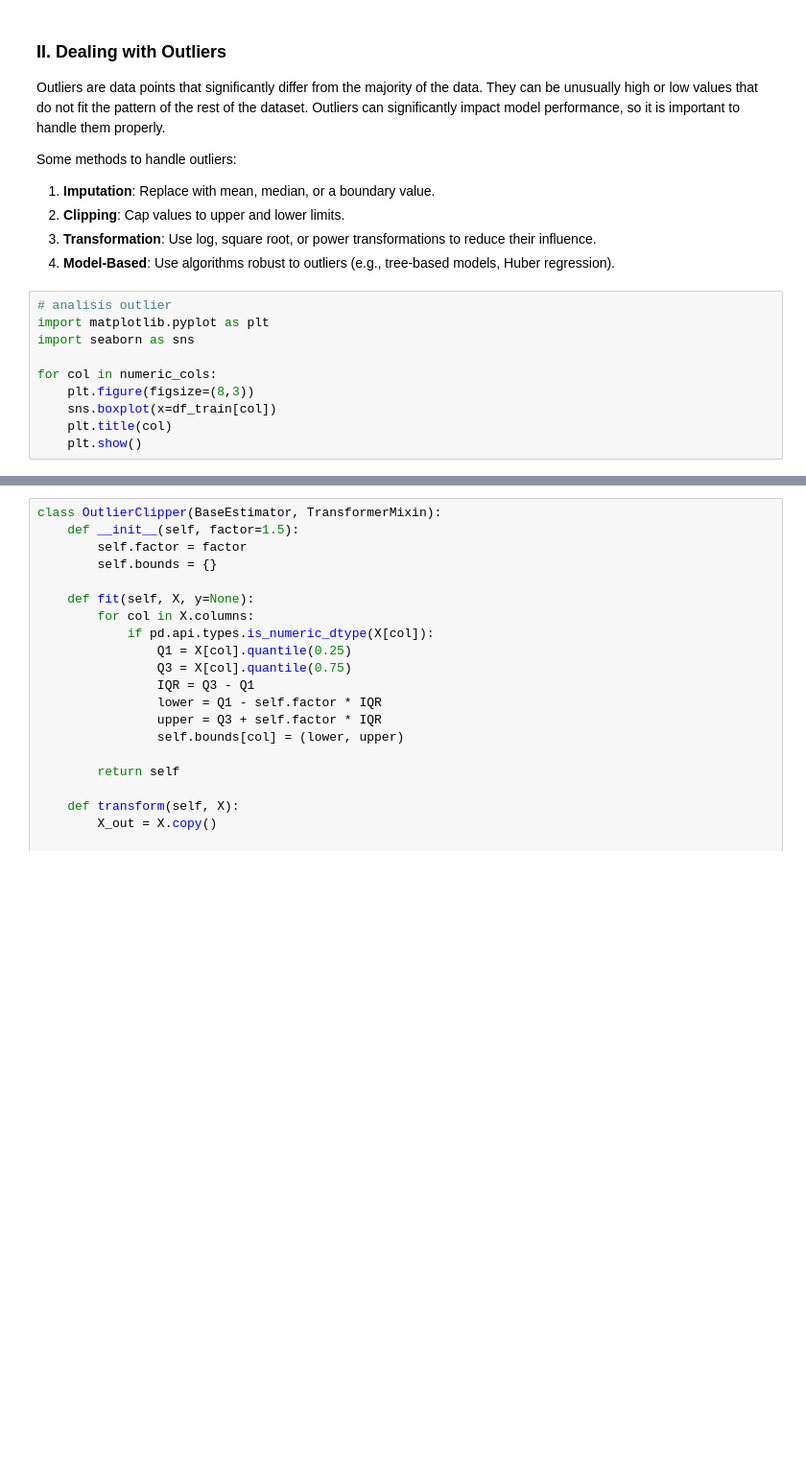
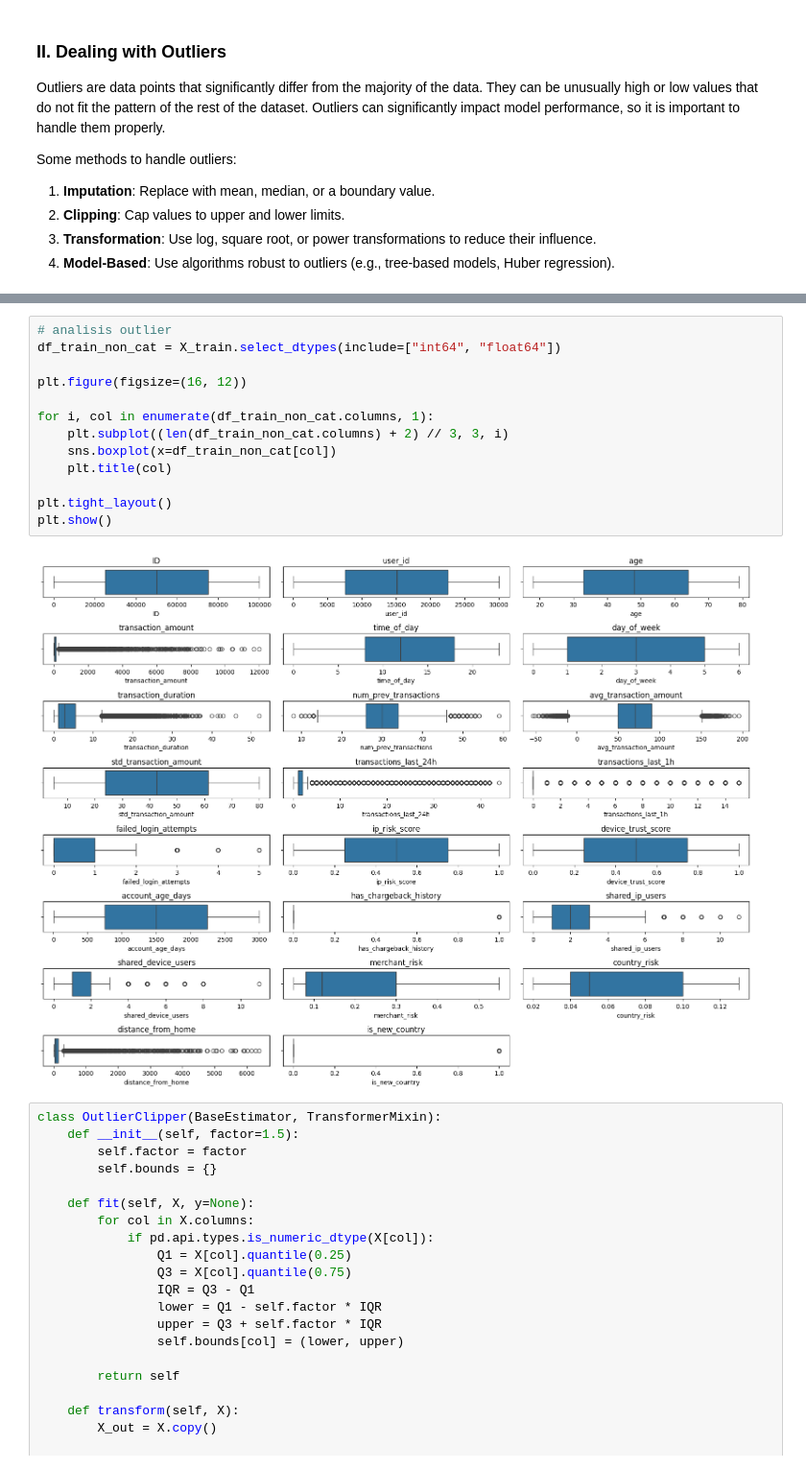
Before and after one commit to timothymarvine/Tugas-Besar-02-Dasar-Inteligensi-Artifisial, a Jupyter notebook: IF3070_Dasar_Artificial_Intelligence_Tugas_Besar_2_Notebook_Template.ipynb, the cells around one changed output, grey strips where cells are left out. Shown at 96% size. Cells and saved outputs as stored; diff of their text form; blank space fills up the shorter version.

```diff
--- a/IF3070_Dasar_Artificial_Intelligence_Tugas_Besar_2_Notebook_Template.ipynb
+++ b/IF3070_Dasar_Artificial_Intelligence_Tugas_Besar_2_Notebook_Template.ipynb
@@ -212,13 +210,3 @@ Some methods to handle outliers:
 2. **Clipping**: Cap values to upper and lower limits.
 3. **Transformation**: Use log, square root, or power transformations to reduce their influence.
 4. **Model-Based**: Use algorithms robust to outliers (e.g., tree-based models, Huber regression).
-# %%
-# analisis outlier
-import matplotlib.pyplot as plt
-import seaborn as sns
-
-for col in numeric_cols:
-    plt.figure(figsize=(8,3))
-    sns.boxplot(x=df_train[col])
-    plt.title(col)
-    plt.show()
@@ -239,3 +213,18 @@ for col in numeric_cols:
+# %%
+# analisis outlier
+df_train_non_cat = X_train.select_dtypes(include=["int64", "float64"])
+
+plt.figure(figsize=(16, 12))
+
+for i, col in enumerate(df_train_non_cat.columns, 1):
+    plt.subplot((len(df_train_non_cat.columns) + 2) // 3, 3, i)
+    sns.boxplot(x=df_train_non_cat[col])
+    plt.title(col)
+
+plt.tight_layout()
+plt.show()
+# %% [output]
+[figure, added]
 # %%
 class OutlierClipper(BaseEstimator, TransformerMixin):
     def __init__(self, factor=1.5):
```
Also changed, not shown: parts of 14 cells of this notebook.
